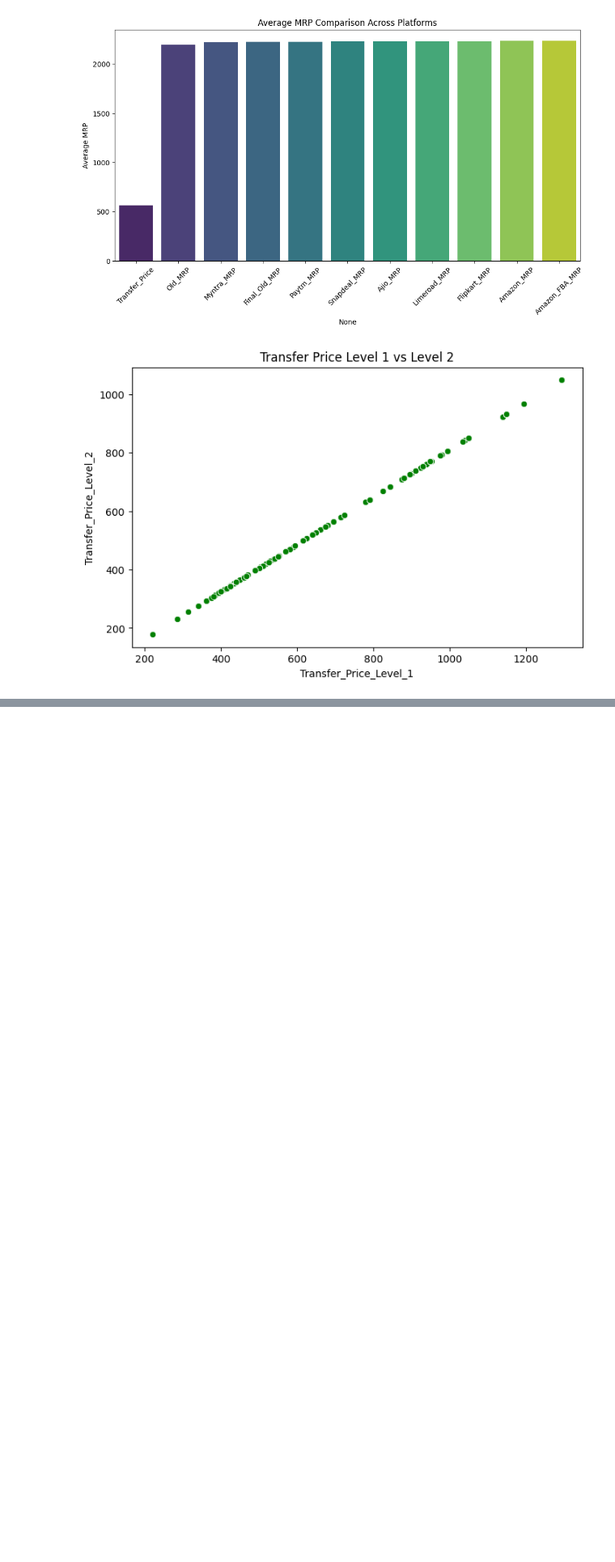
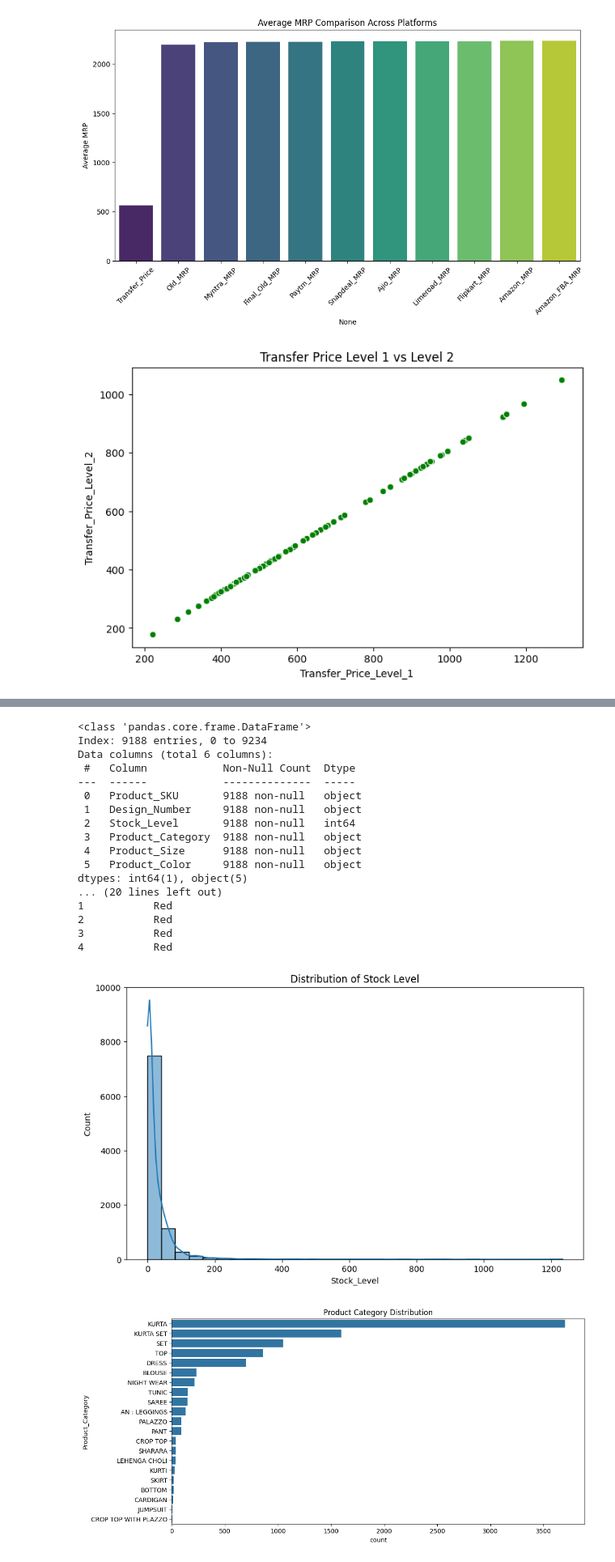
Before and after one commit to GlennVarshan/Dataviz, a Jupyter notebook: Dataviz.ipynb, the cells around one changed output, grey strips where cells are left out. Shown at 81% size. Saved outputs shown, nothing was run; the diff lists cells and outputs as text; code cells hidden in the pictures; blank space fills up the shorter version.

```diff
--- a/Dataviz.ipynb
+++ b/Dataviz.ipynb
@@ -378,6 +455,8 @@ sr.head()
 | 2 | 2 | AN201-RED-S | AN201 | 3.0 | AN : LEGGINGS | S | Red |
 | 3 | 3 | AN201-RED-XL | AN201 | 6.0 | AN : LEGGINGS | XL | Red |
 | 4 | 4 | AN201-RED-XXL | AN201 | 3.0 | AN : LEGGINGS | XXL | Red |
+# %%
+sr['Stock_Level'] = pd.to_numeric(sr['Stock_Level']).astype(np.int64)
 # %%
 sr = sr.drop('index', axis=1) #Index does not lineup after dropping nulls
 # %% [markdown]
@@ -643,0 +1014,72 @@ plt.show()
+# %%
+
+# Data Overview for sr
+df = sr.copy()
+print(df.info())
+print(df.describe())
+print(df.head())
+
+# Univariate Analysis
+plt.figure(figsize=(10, 6))
+sns.histplot(df['Stock_Level'], bins=30, kde=True)
+plt.title('Distribution of Stock Level')
+plt.show()
+
+# Product Category Analysis
+plt.figure(figsize=(12, 6))
+sns.countplot(y='Product_Category', data=df, order=df['Product_Category'].value_counts().index)
+plt.title('Product Category Distribution')
+plt.show()
+
+# Product Size Analysis
+plt.figure(figsize=(10, 6))
+sns.countplot(x='Product_Size', data=df, order=df['Product_Size'].value_counts().index)
+plt.title('Product Size Distribution')
+plt.show()
+
+# Product Color Analysis
+plt.figure(figsize=(10, 6))
+sns.countplot(x='Product_Color', data=df, order=df['Product_Color'].value_counts().index)
+plt.title('Product Color Distribution')
+plt.xticks(rotation=45)
+plt.show()
+
+# Stock Level by Product Category
+plt.figure(figsize=(12, 6))
+sns.boxplot(x='Product_Category', y='Stock_Level', data=df)
+plt.title('Stock Level by Product Category')
+plt.xticks(rotation=45)
+plt.show()
+
+# Stock Level by Product Size
+plt.figure(figsize=(10, 6))
+sns.boxplot(x='Product_Size', y='Stock_Level', data=df)
+plt.title('Stock Level by Product Size')
+plt.show()
+
+# Stock Level by Product Color
+plt.figure(figsize=(10, 6))
+sns.boxplot(x='Product_Color', y='Stock_Level', data=df)
+plt.title('Stock Level by Product Color')
+plt.xticks(rotation=45)
+plt.show()
+# %% [output]
+<class 'pandas.core.frame.DataFrame'>
+Index: 9188 entries, 0 to 9234
+Data columns (total 6 columns):
+ #   Column            Non-Null Count  Dtype
+---  ------            --------------  -----
+ 0   Product_SKU       9188 non-null   object
+ 1   Design_Number     9188 non-null   object
+ 2   Stock_Level       9188 non-null   int64
+ 3   Product_Category  9188 non-null   object
+ 4   Product_Size      9188 non-null   object
+ 5   Product_Color     9188 non-null   object
+dtypes: int64(1), object(5)
+... (20 lines left out)
+1           Red
+2           Red
+3           Red
+4           Red
+[figure, added]
+[figure, added]
```
Also changed, not shown: parts of 25 cells of this notebook, 4 other files.
